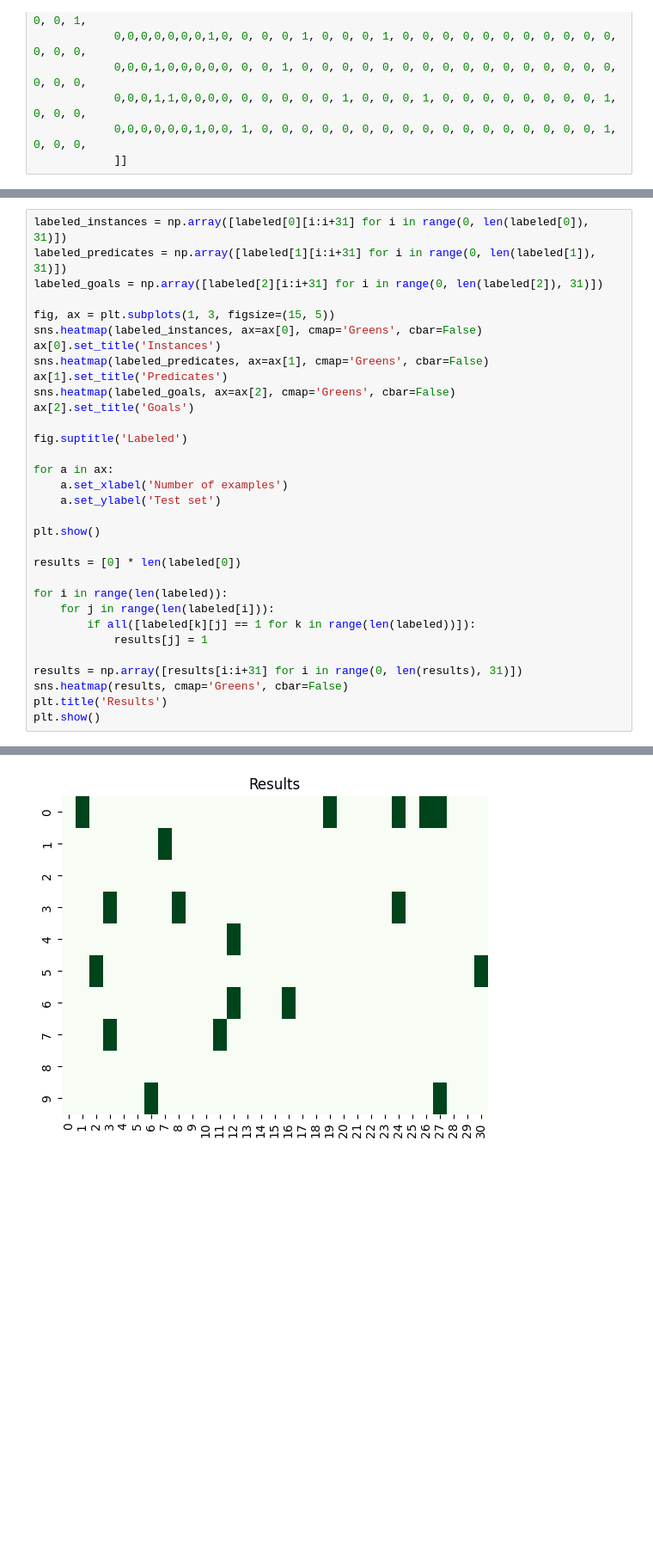
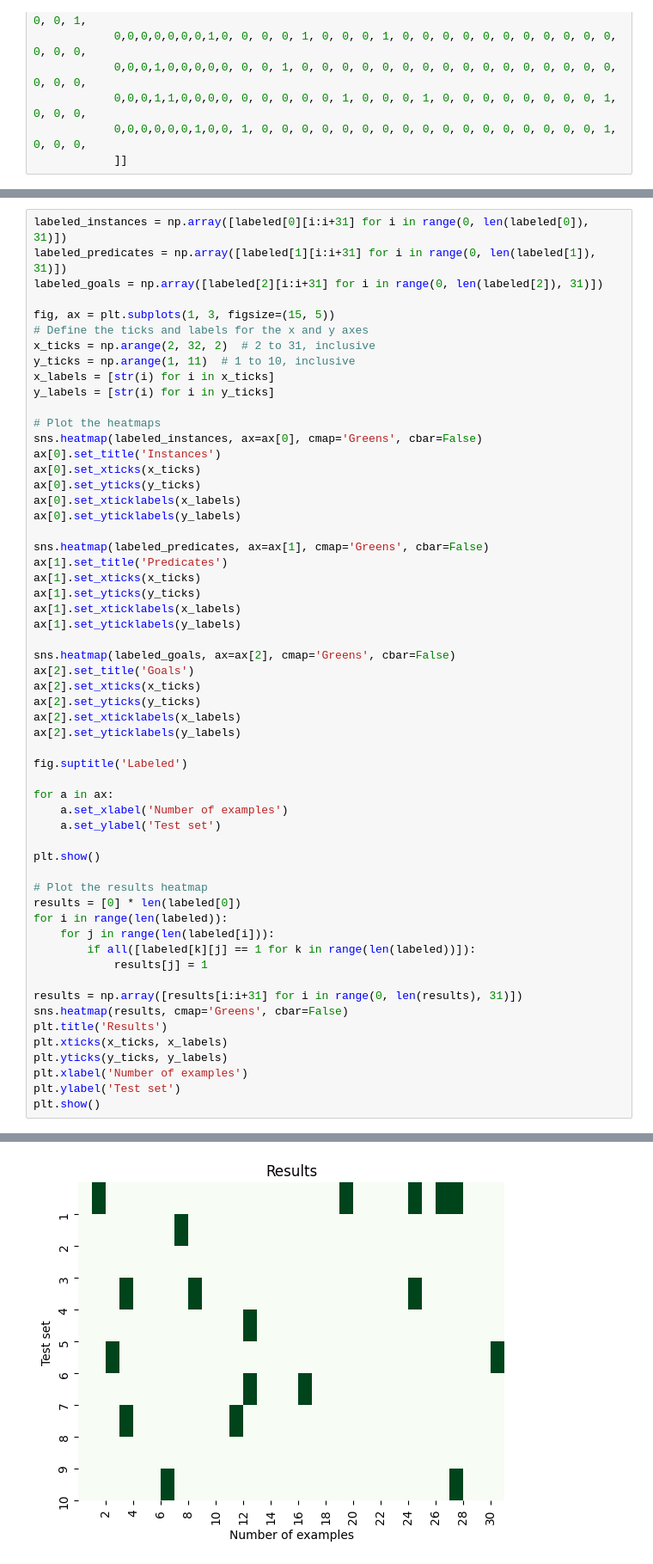
Before and after one commit to stinkyElias/SemReBot2, a Jupyter notebook: testing/mistral/data_plotter.ipynb, the cells around one changed output, grey strips where cells are left out. Shown at 86% size. Cells and saved outputs as stored; diff of their text form; blank space fills up the shorter version.

Commit message:
mistral specific test

```diff
--- a/testing/mistral/data_plotter.ipynb
+++ b/testing/mistral/data_plotter.ipynb
@@ -681,12 +706,33 @@ labeled_predicates = np.array([labeled[1][i:i+31] for i in range(0, len(labeled[
 labeled_goals = np.array([labeled[2][i:i+31] for i in range(0, len(labeled[2]), 31)])
 
 fig, ax = plt.subplots(1, 3, figsize=(15, 5))
+# Define the ticks and labels for the x and y axes
+x_ticks = np.arange(2, 32, 2)  # 2 to 31, inclusive
+y_ticks = np.arange(1, 11)  # 1 to 10, inclusive
+x_labels = [str(i) for i in x_ticks]
+y_labels = [str(i) for i in y_ticks]
+
+# Plot the heatmaps
 sns.heatmap(labeled_instances, ax=ax[0], cmap='Greens', cbar=False)
 ax[0].set_title('Instances')
+ax[0].set_xticks(x_ticks)
+ax[0].set_yticks(y_ticks)
+ax[0].set_xticklabels(x_labels)
+ax[0].set_yticklabels(y_labels)
+
 sns.heatmap(labeled_predicates, ax=ax[1], cmap='Greens', cbar=False)
 ax[1].set_title('Predicates')
+ax[1].set_xticks(x_ticks)
+ax[1].set_yticks(y_ticks)
+ax[1].set_xticklabels(x_labels)
+ax[1].set_yticklabels(y_labels)
+
 sns.heatmap(labeled_goals, ax=ax[2], cmap='Greens', cbar=False)
 ax[2].set_title('Goals')
+ax[2].set_xticks(x_ticks)
+ax[2].set_yticks(y_ticks)
+ax[2].set_xticklabels(x_labels)
+ax[2].set_yticklabels(y_labels)
 
 fig.suptitle('Labeled')
 
@@ -696,8 +742,8 @@ for a in ax:
 
 plt.show()
 
+# Plot the results heatmap
 results = [0] * len(labeled[0])
-
 for i in range(len(labeled)):
     for j in range(len(labeled[i])):
         if all([labeled[k][j] == 1 for k in range(len(labeled))]):
@@ -706,5 +752,9 @@ for i in range(len(labeled)):
 results = np.array([results[i:i+31] for i in range(0, len(results), 31)])
 sns.heatmap(results, cmap='Greens', cbar=False)
 plt.title('Results')
+plt.xticks(x_ticks, x_labels)
+plt.yticks(y_ticks, y_labels)
+plt.xlabel('Number of examples')
+plt.ylabel('Test set')
 plt.show()
 # %% [output]
@@ -712 +762 @@ plt.show()
-[figure, old version]
+[figure, new version]
```
Also changed, not shown: parts of 3 cells of this notebook, 3 other files.
